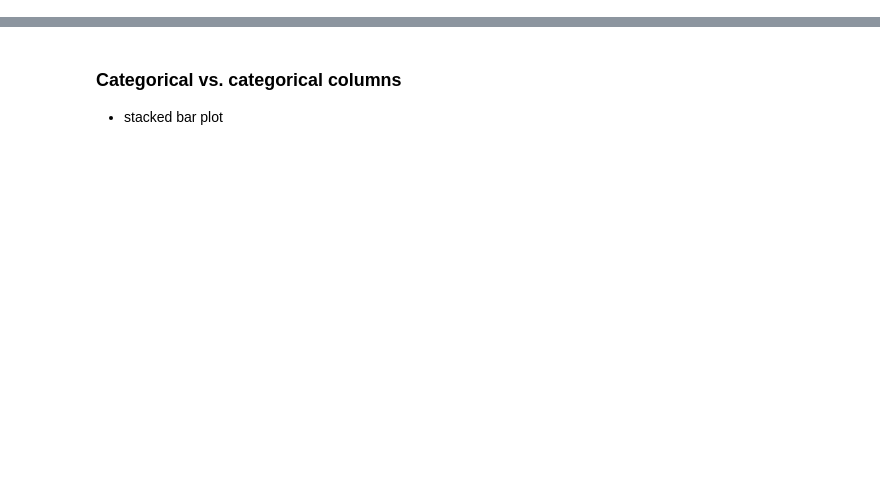
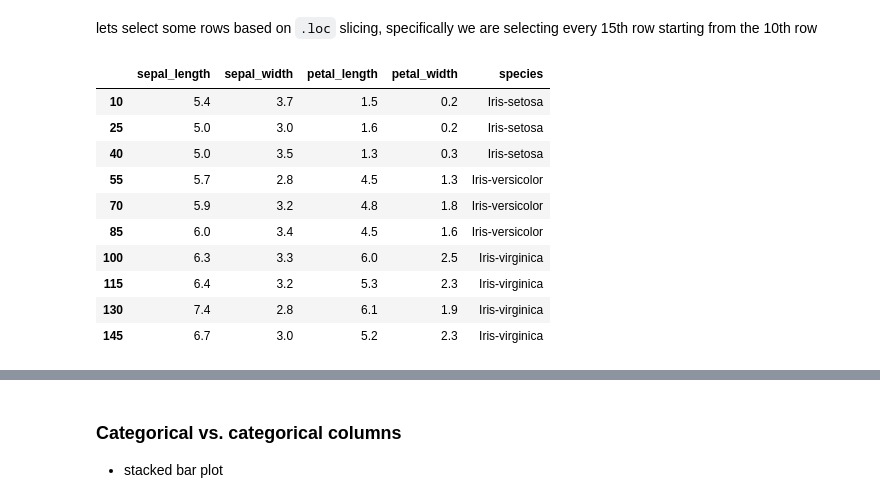
Before and after one commit to brown-ccv/ccv-bootcamp-python-2023, a Jupyter notebook: notebooks/Data_wrangling_in_Python.ipynb, the cells around one changed output, grey strips where cells are left out. Saved outputs shown, nothing was run; the diff lists cells and outputs as text; code cells hidden in the pictures; blank space fills up the shorter version.

```diff
--- a/notebooks/Data_wrangling_in_Python.ipynb
+++ b/notebooks/Data_wrangling_in_Python.ipynb
@@ -677,0 +733,3 @@ Create a scatter plot and a heat map using the hours-per-week and the education-
+# %%
+iris = pd.read_csv('data/iris.csv')
+iris.head()
@@ -677,0 +783,16 @@ Create a scatter plot and a heat map using the hours-per-week and the education-
+# %% [markdown]
+lets select some rows based on `.loc` slicing, specifically we are selecting every 15th row starting from the 10th row
+# %%
+iris.loc[10::15]
+# %% [output]
+|  | sepal_length | sepal_width | petal_length | petal_width | species |
+| 10 | 5.4 | 3.7 | 1.5 | 0.2 | Iris-setosa |
+| 25 | 5.0 | 3.0 | 1.6 | 0.2 | Iris-setosa |
+| 40 | 5.0 | 3.5 | 1.3 | 0.3 | Iris-setosa |
+| 55 | 5.7 | 2.8 | 4.5 | 1.3 | Iris-versicolor |
+| 70 | 5.9 | 3.2 | 4.8 | 1.8 | Iris-versicolor |
+| 85 | 6.0 | 3.4 | 4.5 | 1.6 | Iris-versicolor |
+| 100 | 6.3 | 3.3 | 6.0 | 2.5 | Iris-virginica |
+| 115 | 6.4 | 3.2 | 5.3 | 2.3 | Iris-virginica |
+| 130 | 7.4 | 2.8 | 6.1 | 1.9 | Iris-virginica |
+| 145 | 6.7 | 3.0 | 5.2 | 2.3 | Iris-virginica |
```
Also changed, not shown: parts of 258 cells of this notebook, 9 other files.
